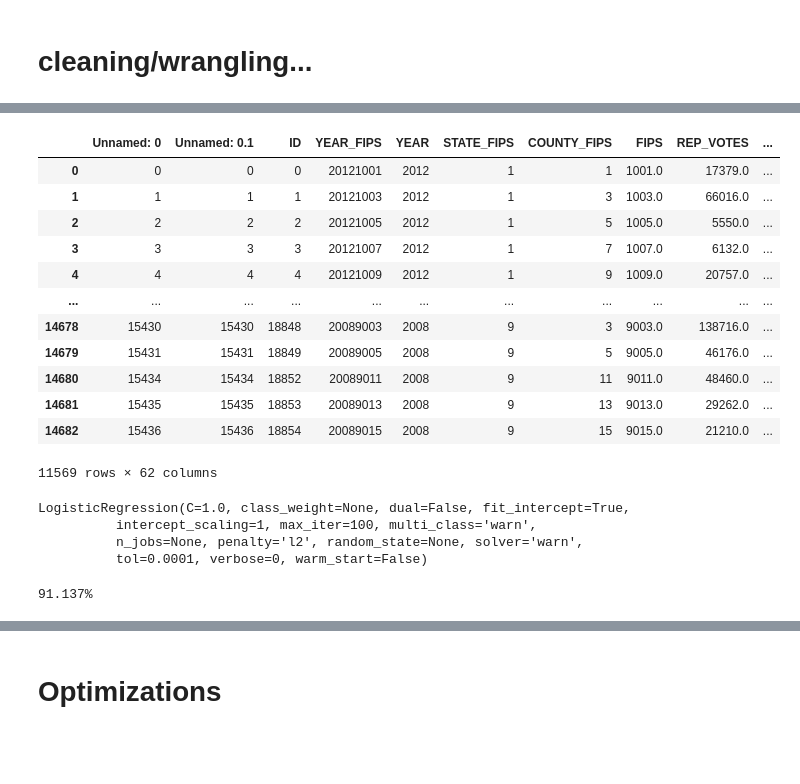
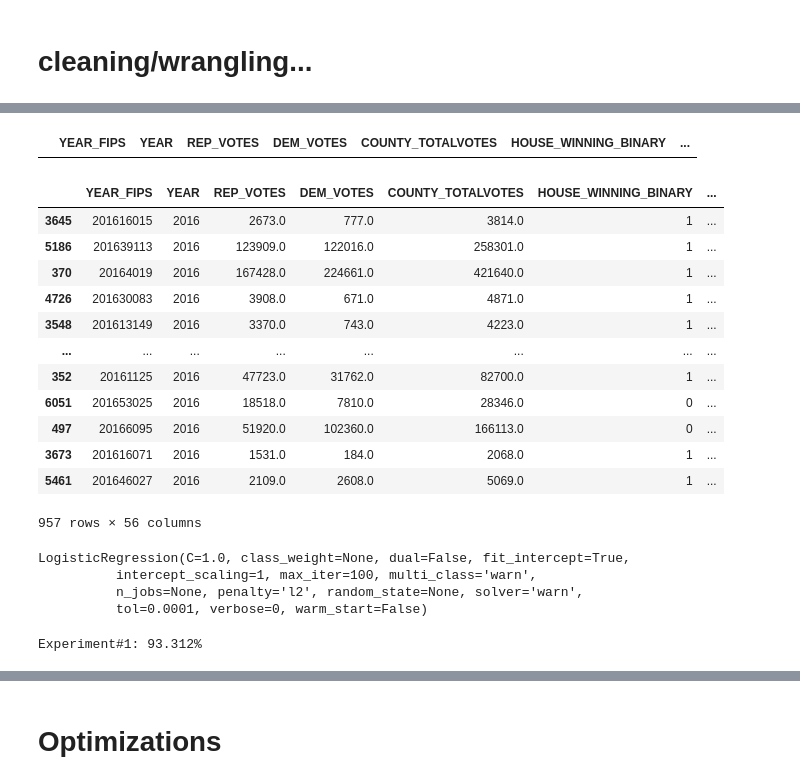
Before and after one commit to ehuang13/w210-presidential-election, a Jupyter notebook: harith/notebook/Logistic Regression POC.ipynb, the cells around one changed output, grey strips where cells are left out. Cells and saved outputs as stored; diff of their text form; code cells hidden in the pictures; blank space fills up the shorter version.

Commit message:
notebook organization
made it easier to run seperate experiments

```diff
--- a/harith/notebook/Logistic Regression POC.ipynb
+++ b/harith/notebook/Logistic Regression POC.ipynb
@@ -135 +184,5 @@ def train_test_split_by_year(X, year, train_filter=False, cols=None):
+# %%
+data = pd.read_csv("../../data/combined_jun22_train.csv", encoding = "ISO-8859-1")
+# %%
+data.drop(['ID', 'Unnamed: 0', 'STATE_FIPS', 'COUNTY_FIPS', 'WINNING_CANDIDATE', 'REP_CANDIDATE', 'DEM_CANDIDATE', 'WINNING_PARTY', 'COUNTY', 'STATE'], axis=1, inplace=True)
 # %%
@@ -142,3 +195,3 @@ y_train: (12323,)
 # %%
-X_train, X_test, y_train, y_test = train_test_split_by_year(data, 2016, True)
+X_train, X_test, y_train, y_test = train_test_split_by_year_2(data, year)
 # %% [output]
@@ -170,19 +203,3 @@ X_train.loc[X_train['TRAIN'] == 1]
 from sklearn.linear_model import LogisticRegression
 # %%
 model = LogisticRegression()
-# %%
-X_train
-# %% [output]
-|  | Unnamed: 0 | Unnamed: 0.1 | ID | YEAR_FIPS | YEAR | STATE_FIPS | COUNTY_FIPS | FIPS | REP_VOTES | ... |
-| 0 | 0 | 0 | 0 | 20121001 | 2012 | 1 | 1 | 1001.0 | 17379.0 | ... |
-| 1 | 1 | 1 | 1 | 20121003 | 2012 | 1 | 3 | 1003.0 | 66016.0 | ... |
-| 2 | 2 | 2 | 2 | 20121005 | 2012 | 1 | 5 | 1005.0 | 5550.0 | ... |
-| 3 | 3 | 3 | 3 | 20121007 | 2012 | 1 | 7 | 1007.0 | 6132.0 | ... |
-| 4 | 4 | 4 | 4 | 20121009 | 2012 | 1 | 9 | 1009.0 | 20757.0 | ... |
-| ... | ... | ... | ... | ... | ... | ... | ... | ... | ... | ... |
-| 14678 | 15430 | 15430 | 18848 | 20089003 | 2008 | 9 | 3 | 9003.0 | 138716.0 | ... |
-| 14679 | 15431 | 15431 | 18849 | 20089005 | 2008 | 9 | 5 | 9005.0 | 46176.0 | ... |
-| 14680 | 15434 | 15434 | 18852 | 20089011 | 2008 | 9 | 11 | 9011.0 | 48460.0 | ... |
-| 14681 | 15435 | 15435 | 18853 | 20089013 | 2008 | 9 | 13 | 9013.0 | 29262.0 | ... |
-| 14682 | 15436 | 15436 | 18854 | 20089015 | 2008 | 9 | 15 | 9015.0 | 21210.0 | ... |
-11569 rows × 62 columns
@@ -194,7 +206,23 @@ for l in list:
-# %%
-##FIXME - remove when these columns become clean...
-X_train.drop(['HOUSE_WINNING_BINARY', 'SENATE_WINNING_BINARY' ], axis=1, inplace=True)
-X_test.drop(['HOUSE_WINNING_BINARY', 'SENATE_WINNING_BINARY' ], axis=1, inplace=True)
+# %%
+X_train.loc[X_train['YEAR'] == year]
+# %% [output]
+|  | YEAR_FIPS | YEAR | REP_VOTES | DEM_VOTES | COUNTY_TOTALVOTES | HOUSE_WINNING_BINARY | ... |
+# %%
+X_test.loc[X_test['YEAR'] == year]
+# %% [output]
+|  | YEAR_FIPS | YEAR | REP_VOTES | DEM_VOTES | COUNTY_TOTALVOTES | HOUSE_WINNING_BINARY | ... |
+| 3645 | 201616015 | 2016 | 2673.0 | 777.0 | 3814.0 | 1 | ... |
+| 5186 | 201639113 | 2016 | 123909.0 | 122016.0 | 258301.0 | 1 | ... |
+| 370 | 20164019 | 2016 | 167428.0 | 224661.0 | 421640.0 | 1 | ... |
+| 4726 | 201630083 | 2016 | 3908.0 | 671.0 | 4871.0 | 1 | ... |
+| 3548 | 201613149 | 2016 | 3370.0 | 743.0 | 4223.0 | 1 | ... |
+| ... | ... | ... | ... | ... | ... | ... | ... |
+| 352 | 20161125 | 2016 | 47723.0 | 31762.0 | 82700.0 | 1 | ... |
+| 6051 | 201653025 | 2016 | 18518.0 | 7810.0 | 28346.0 | 0 | ... |
+| 497 | 20166095 | 2016 | 51920.0 | 102360.0 | 166113.0 | 0 | ... |
+| 3673 | 201616071 | 2016 | 1531.0 | 184.0 | 2068.0 | 1 | ... |
+| 5461 | 201646027 | 2016 | 2109.0 | 2608.0 | 5069.0 | 1 | ... |
+957 rows × 56 columns
 # %%
 model.fit(X_train, y_train)
 # %% [output]
@@ -207,6 +235,6 @@ predictions = model.predict(X_test)
 # %%
 from sklearn.metrics import accuracy_score
 # %%
-print("{:.3f}%".format( accuracy_score(y_test, predictions) * 100))
+print("Experiment#1: {:.3f}%".format( accuracy_score(y_test, predictions) * 100))
 # %% [output]
-91.137%
+Experiment#1: 93.312%
```
Also changed, not shown: parts of 56 cells of this notebook, 1 other file.
